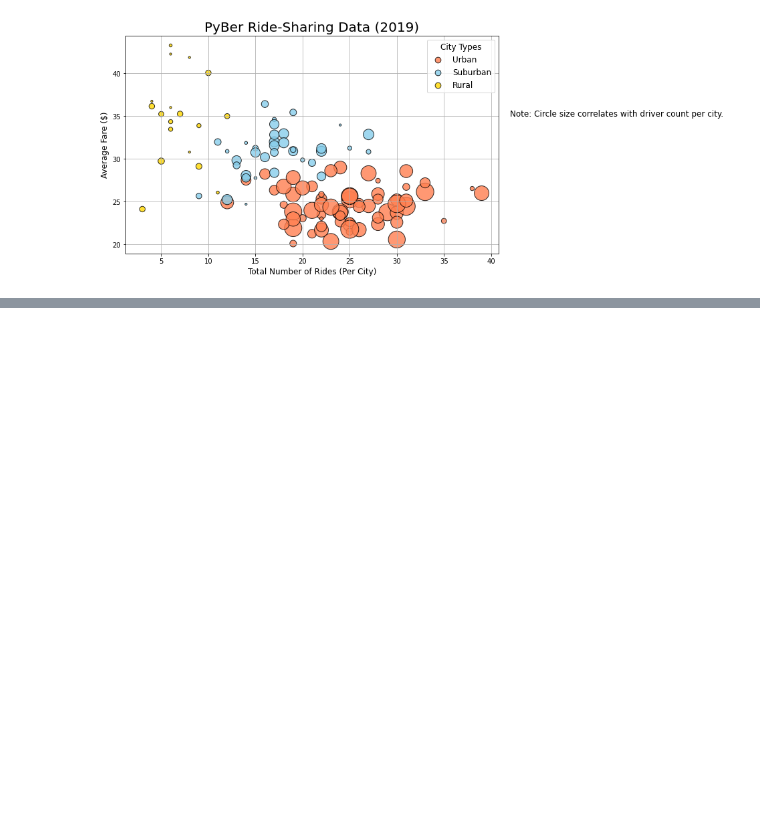
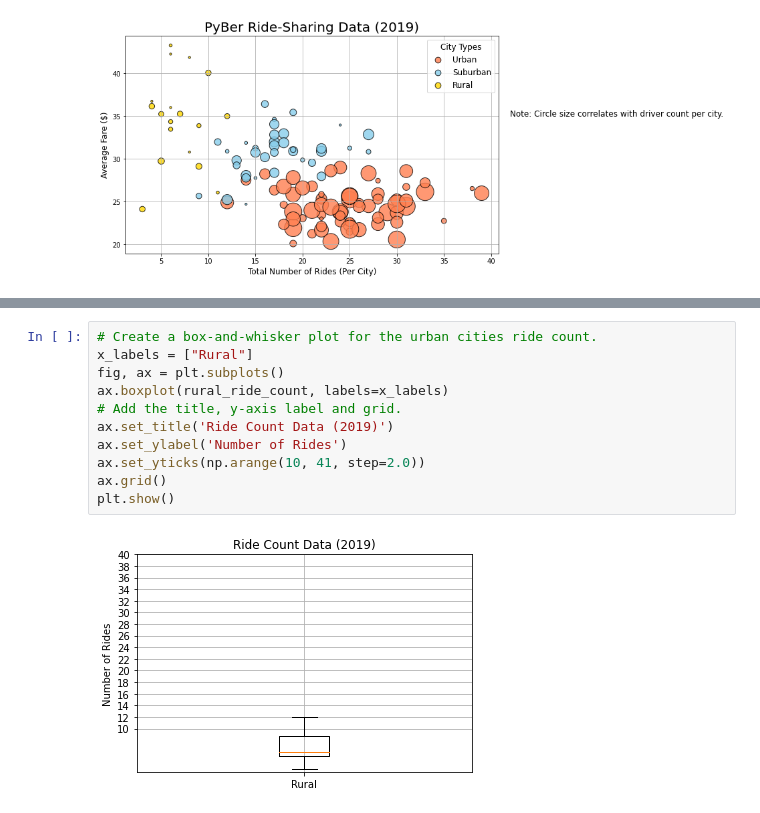
Before and after one commit to noorsami12/Pyber_Analysis, a Jupyter notebook: Pyber.ipynb, the cells around one changed output, grey strips where cells are left out. Drawn from its saved outputs; the diff is of its cells as text; blank space fills up the shorter version.

```diff
--- a/Pyber.ipynb
+++ b/Pyber.ipynb
@@ -298,0 +531,13 @@ plt.show()
+# %%
+# Create a box-and-whisker plot for the urban cities ride count.
+x_labels = ["Rural"]
+fig, ax = plt.subplots()
+ax.boxplot(rural_ride_count, labels=x_labels)
+# Add the title, y-axis label and grid.
+ax.set_title('Ride Count Data (2019)')
+ax.set_ylabel('Number of Rides')
+ax.set_yticks(np.arange(10, 41, step=2.0))
+ax.grid()
+plt.show()
+# %% [output]
+[figure, added]
```
Also changed, not shown: parts of 29 cells of this notebook.
